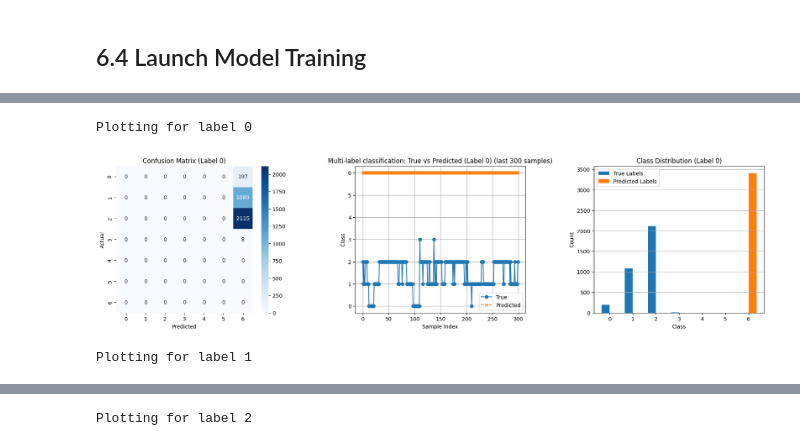
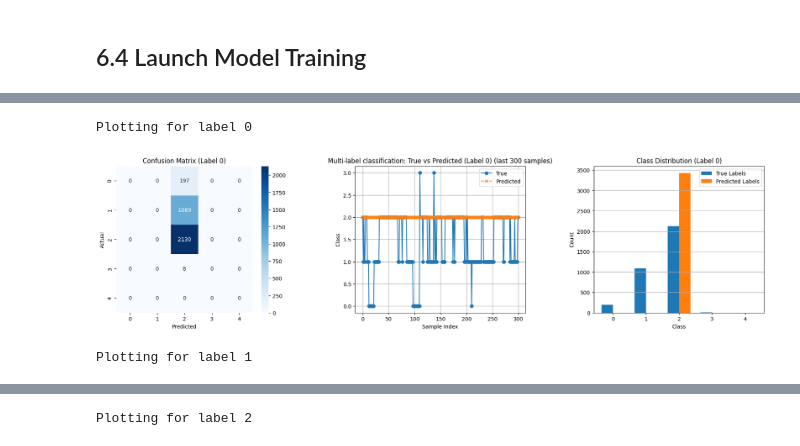
Before and after one commit to valerian-drmt/Trading_Projects, a Jupyter notebook: LSTM_Strategy.ipynb, the cells around one changed output, grey strips where cells are left out. Saved outputs shown, nothing was run; the diff lists cells and outputs as text; code cells hidden in the pictures.

```diff
--- a/LSTM_Strategy.ipynb
+++ b/LSTM_Strategy.ipynb
@@ -821,3 +904,18 @@ train_test_data = pd.DataFrame({"Feature_1": Labels_Data.data["Price"],
                                 }).dropna()
 
 x_train, y_train, x_test, y_test = split_data(train_test_data, lookback, size_test_prct)
+
+#-------------------------------------------------------------------------------
+
+train_dataset = TensorDataset(x_train, y_train)
+val_size = int(val_ratio * len(train_dataset))
+train_size = len(train_dataset) - val_size
+
+train_dataset, val_dataset = random_split(train_dataset, [train_size, val_size])
+
+#-------------------------------------------------------------------------------
+# Create Train dataset
+train_dataset = TensorDataset(x_train, y_train)
+batch_size = suggest_batch_size(x_train.shape[0], feature_dim, n_labels, lookback, reserved_ram_gb, hidden_dim, num_layers)
+train_loader = DataLoader(train_dataset, batch_size, shuffle=True)
+val_loader = DataLoader(val_dataset, batch_size=batch_size, shuffle=False)
@@ -824,12 +938,15 @@ x_train, y_train, x_test, y_test = split_data(train_test_data, lookback, size_te
 # %% [markdown]
 ## 6.4 Launch Model Training
 # %%
+#-------------------------------------------------------------------------------
 # Supprimer les data du train précédent
 list = ['model', 'optimiser']
 for var in list:
     if var in locals():
         del globals()[var]
+
 #-------------------------------------------------------------------------------
+
 model = LSTM(
     input_dim=feature_dim,
     hidden_dim=hidden_dim,
@@ -841,8 +958,10 @@ model = LSTM(
     dropout_p=dropout_p
 )
 
+#-------------------------------------------------------------------------------
+
 optimizer = torch.optim.Adam(model.parameters(), lr=0.001, weight_decay=1e-5)
-#scheduler = torch.optim.lr_scheduler.ReduceLROnPlateau(optimizer, mode='min', factor=0.5, patience=5, verbose=True)    #If x_val and y_val setup
+scheduler = ReduceLROnPlateau(optimizer, mode='min', factor=0.5, patience=3)
 model.criterion = nn.CrossEntropyLoss()
 
 #-------------------------------------------------------------------------------
@@ -851,30 +970,51 @@ print("---------------------------------")
 start_time = time.time()
 for t in range(num_epochs):
     model.train()
-    y_train_pred = model(x_train)
 
-    # Compute loss and classification metrics
-    loss = model.update_metrics(y_train_pred, y_train)
+    epoch_loss = 0.0
+    all_preds = []
+    all_targets = []
 
-    # Logging
+# -------------------------------------------------------
+
+    for x_batch, y_batch in train_loader:
+        y_pred_split = model(x_batch)  # tuple/list of 3 tensors
+        y_pred = torch.cat(y_pred_split, dim=1)  # → (batch_size, 3×7)
+
+        loss = model.multi_task_loss(y_pred_split, y_batch)
+        epoch_loss += loss.item()
+
+        all_preds.append(y_pred.detach().cpu())  # OK maintenant
+        all_targets.append(y_batch.detach().cpu())
+
+        optimizer.zero_grad()
+        loss.backward()
+        optimizer.step()
+
+    y_epoch_pred = torch.cat(all_preds, dim=0)
+    y_epoch_true = torch.cat(all_targets, dim=0)
+    model.update_metrics(y_epoch_pred, y_epoch_true)
+
+    # ------------------ Validation phase ------------------
+
+    model.eval()
+    val_loss = 0.0
+    with torch.no_grad():
+        for x_val, y_val in val_loader:
+            y_pred_split_val = model(x_val)
+            loss_val = model.multi_task_loss(y_pred_split_val, y_val)
+            val_loss += loss_val.item()
+
+    val_loss /= len(val_dataset)
+    scheduler.step(val_loss)
+
+# -------------------------------------------------------
+
     if (t+1) % 10 == 0 or t == 0:
-        print(f"Epoch {t+1} / Loss: {model.hist_criterion[t]:.4f} / Acc: {model.hist_acc[t]:.4f} / F1: {model.hist_f1[t]:.4f} / Precision: {model.hist_precision[t]:.4f} / Recall: {model.hist_recall[t]:.4f}")
+        current_lr = optimizer.param_groups[0]['lr']
+        print(f"Epoch {t+1} / Loss: {model.hist_criterion[t]:.4f} / Acc: {model.hist_acc[t]:.4f} / F1: {model.hist_f1[t]:.4f} / Precision: {model.hist_precision[t]:.4f} / Recall: {model.hist_recall[t]:.4f} / LR: {current_lr:.6f}")
 
-    # Backpropagation
-    optimizer.zero_grad()
-    loss.backward()
-    optimizer.step()
-
-    # ----------------------- #If x_val and y_val setup
-    # Validation step
-    """model.eval()
-    with torch.no_grad():
-        y_val_pred = model(x_val)
-        val_loss = model.criterion(y_val_pred, y_val)
-
-    # Step the scheduler
-    scheduler.step(val_loss)"""
-    # -----------------------
+# -------------------------------------------------------
 
 training_time = time.time() - start_time
 print("---------------------------------")
@@ -920,3 +1060,3 @@ Loss = mesure l’erreur globale du modèle, plus elle est basse, mieux c’est.
 Plotting for label 0
-[figure, old version]
+[figure, new version]
 Plotting for label 1
```
Also changed, not shown: parts of 18 cells of this notebook.
